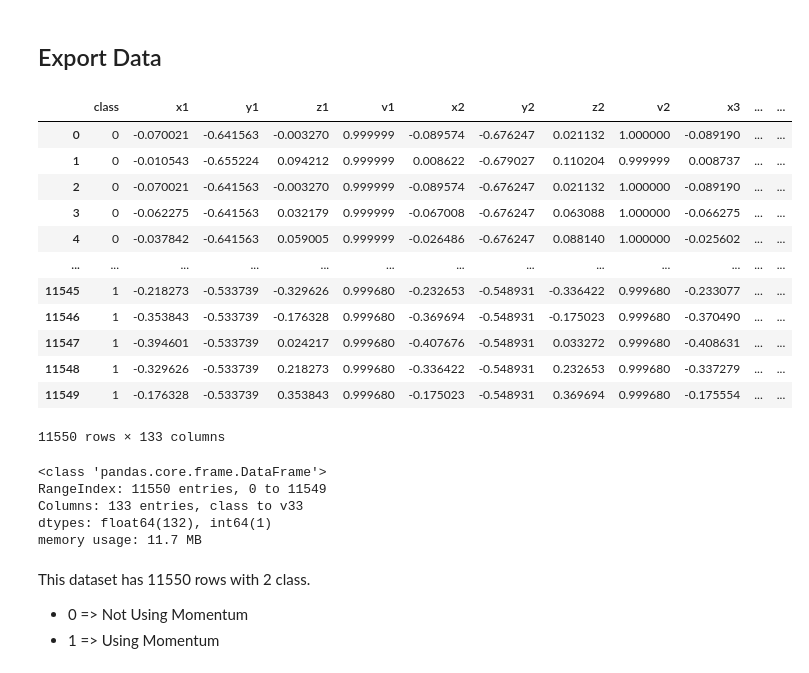
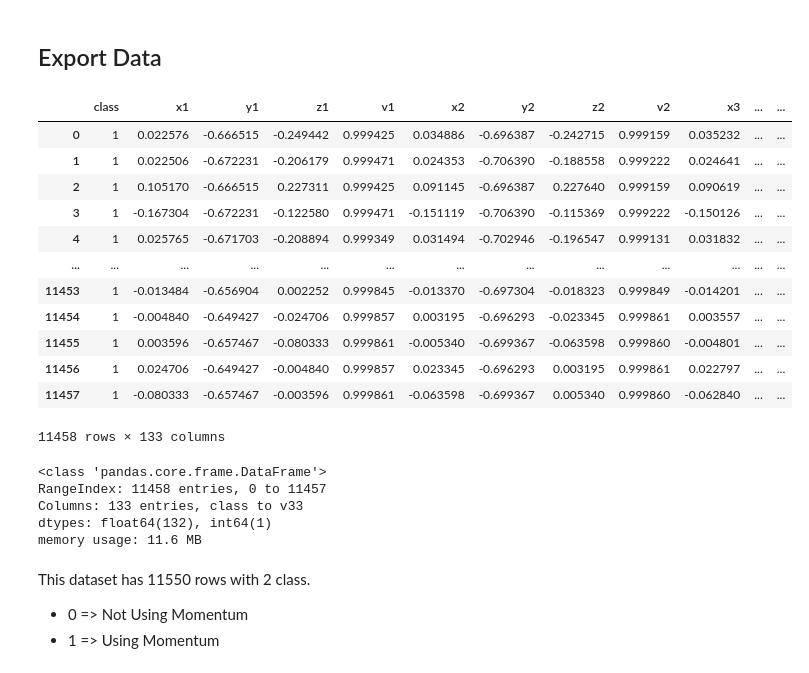
Before and after one commit to johansen08/FormFitAI, a Jupyter notebook: Machine Learning/Pull Up Analysis/Momentum Analysis/notebook/MakeModel.ipynb, the cells around one changed output. Cells and saved outputs as stored; diff of their text form; code cells hidden in the pictures.

```diff
--- a/Machine Learning/Pull Up Analysis/Momentum Analysis/notebook/MakeModel.ipynb
+++ b/Machine Learning/Pull Up Analysis/Momentum Analysis/notebook/MakeModel.ipynb
@@ -27,32 +27,32 @@ Your kernel may have been built without NUMA support.
 # %% [markdown]
 ## Export Data
 # %%
-csv_path = '../dataset/momentum_v2.csv' # where the file located
+csv_path = '../dataset/momentum_v4.csv' # where the file located
 
 dataset = pd.read_csv(csv_path) # read csv file
 dataset
 # %% [output]
 |  | class | x1 | y1 | z1 | v1 | x2 | y2 | z2 | v2 | x3 | ... | ... |
-| 0 | 0 | -0.070021 | -0.641563 | -0.003270 | 0.999999 | -0.089574 | -0.676247 | 0.021132 | 1.000000 | -0.089190 | ... | ... |
-| 1 | 0 | -0.010543 | -0.655224 | 0.094212 | 0.999999 | 0.008622 | -0.679027 | 0.110204 | 0.999999 | 0.008737 | ... | ... |
-| 2 | 0 | -0.070021 | -0.641563 | -0.003270 | 0.999999 | -0.089574 | -0.676247 | 0.021132 | 1.000000 | -0.089190 | ... | ... |
-| 3 | 0 | -0.062275 | -0.641563 | 0.032179 | 0.999999 | -0.067008 | -0.676247 | 0.063088 | 1.000000 | -0.066275 | ... | ... |
-| 4 | 0 | -0.037842 | -0.641563 | 0.059005 | 0.999999 | -0.026486 | -0.676247 | 0.088140 | 1.000000 | -0.025602 | ... | ... |
+| 0 | 1 | 0.022576 | -0.666515 | -0.249442 | 0.999425 | 0.034886 | -0.696387 | -0.242715 | 0.999159 | 0.035232 | ... | ... |
+| 1 | 1 | 0.022506 | -0.672231 | -0.206179 | 0.999471 | 0.024353 | -0.706390 | -0.188558 | 0.999222 | 0.024641 | ... | ... |
+| 2 | 1 | 0.105170 | -0.666515 | 0.227311 | 0.999425 | 0.091145 | -0.696387 | 0.227640 | 0.999159 | 0.090619 | ... | ... |
+| 3 | 1 | -0.167304 | -0.672231 | -0.122580 | 0.999471 | -0.151119 | -0.706390 | -0.115369 | 0.999222 | -0.150126 | ... | ... |
+| 4 | 1 | 0.025765 | -0.671703 | -0.208894 | 0.999349 | 0.031494 | -0.702946 | -0.196547 | 0.999131 | 0.031832 | ... | ... |
 | ... | ... | ... | ... | ... | ... | ... | ... | ... | ... | ... | ... | ... |
-| 11545 | 1 | -0.218273 | -0.533739 | -0.329626 | 0.999680 | -0.232653 | -0.548931 | -0.336422 | 0.999680 | -0.233077 | ... | ... |
-| 11546 | 1 | -0.353843 | -0.533739 | -0.176328 | 0.999680 | -0.369694 | -0.548931 | -0.175023 | 0.999680 | -0.370490 | ... | ... |
-| 11547 | 1 | -0.394601 | -0.533739 | 0.024217 | 0.999680 | -0.407676 | -0.548931 | 0.033272 | 0.999680 | -0.408631 | ... | ... |
-| 11548 | 1 | -0.329626 | -0.533739 | 0.218273 | 0.999680 | -0.336422 | -0.548931 | 0.232653 | 0.999680 | -0.337279 | ... | ... |
-| 11549 | 1 | -0.176328 | -0.533739 | 0.353843 | 0.999680 | -0.175023 | -0.548931 | 0.369694 | 0.999680 | -0.175554 | ... | ... |
+| 11453 | 1 | -0.013484 | -0.656904 | 0.002252 | 0.999845 | -0.013370 | -0.697304 | -0.018323 | 0.999849 | -0.014201 | ... | ... |
+| 11454 | 1 | -0.004840 | -0.649427 | -0.024706 | 0.999857 | 0.003195 | -0.696293 | -0.023345 | 0.999861 | 0.003557 | ... | ... |
+| 11455 | 1 | 0.003596 | -0.657467 | -0.080333 | 0.999861 | -0.005340 | -0.699367 | -0.063598 | 0.999860 | -0.004801 | ... | ... |
+| 11456 | 1 | 0.024706 | -0.649427 | -0.004840 | 0.999857 | 0.023345 | -0.696293 | 0.003195 | 0.999861 | 0.022797 | ... | ... |
+| 11457 | 1 | -0.080333 | -0.657467 | -0.003596 | 0.999861 | -0.063598 | -0.699367 | 0.005340 | 0.999860 | -0.062840 | ... | ... |
-11550 rows × 133 columns
+11458 rows × 133 columns
 # %%
 dataset.info()
 # %% [output]
 <class 'pandas.core.frame.DataFrame'>
-RangeIndex: 11550 entries, 0 to 11549
+RangeIndex: 11458 entries, 0 to 11457
 Columns: 133 entries, class to v33
 dtypes: float64(132), int64(1)
-memory usage: 11.7 MB
+memory usage: 11.6 MB
 # %% [markdown]
 This dataset has 11550 rows with 2 class.
 - 0 => Not Using Momentum
```
Also changed, not shown: parts of 45 cells of this notebook, 12 other files.
